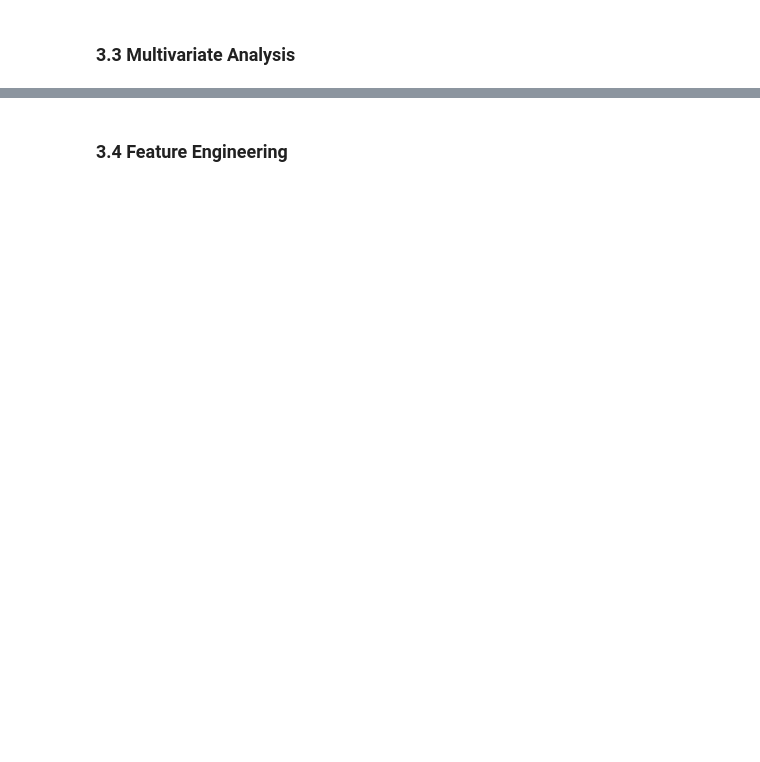
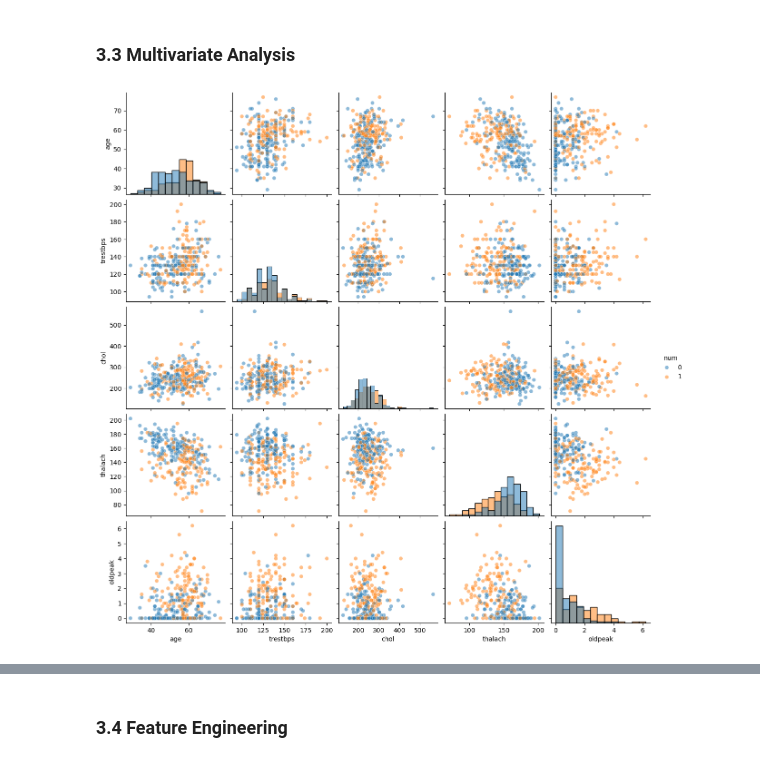
Before and after one commit to victor-bongestab/heart-disease, a Jupyter notebook: heart-disease.ipynb, the cells around one changed output, grey strips where cells are left out. Saved outputs shown, nothing was run; the diff lists cells and outputs as text; code cells hidden in the pictures; blank space fills up the shorter version.

```diff
--- a/heart-disease.ipynb
+++ b/heart-disease.ipynb
@@ -414,13 +568,15 @@ for att in cat_attributes:
 # %%
 # Now we can try to find other correlations between variables
 # and see how much each one impact the target variable compared
 # to one another.
 #
 # Seaborn pairplot in histograms can give us a good 2-D overview
 # of our numerical attributes related to target.
-pplot_attributes = num_attributes
+pplot_attributes = num_attributes.copy()
 pplot_attributes.append('num')
 sns.pairplot(df3[pplot_attributes], hue = 'num', diag_kind='hist', plot_kws={'alpha':0.5});
+# %% [output]
+[figure, added]
 # %%
 # As an 2-dimensional hitplot, being the target variable indicated
 # by color. We are looking for diagonal shifts between the two
```
Also changed, not shown: parts of 40 cells of this notebook.
